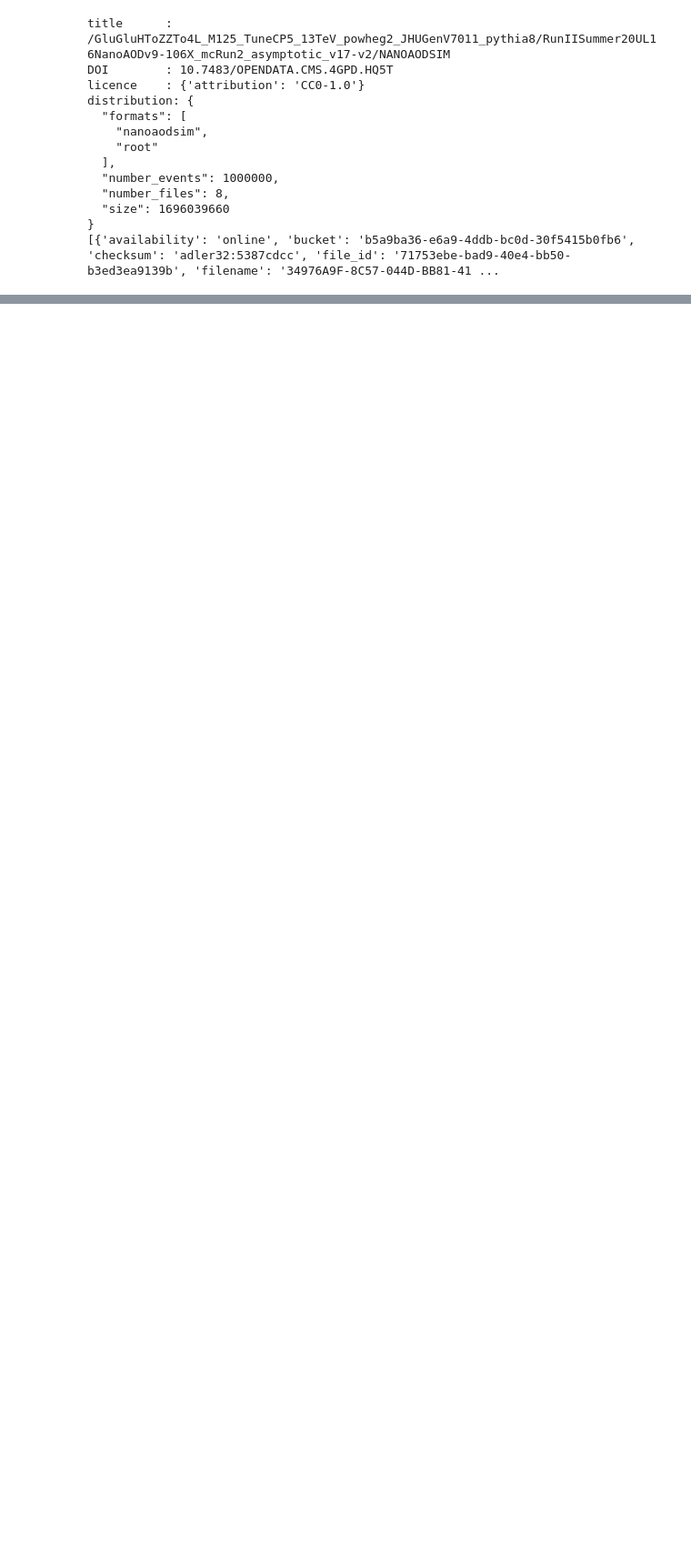
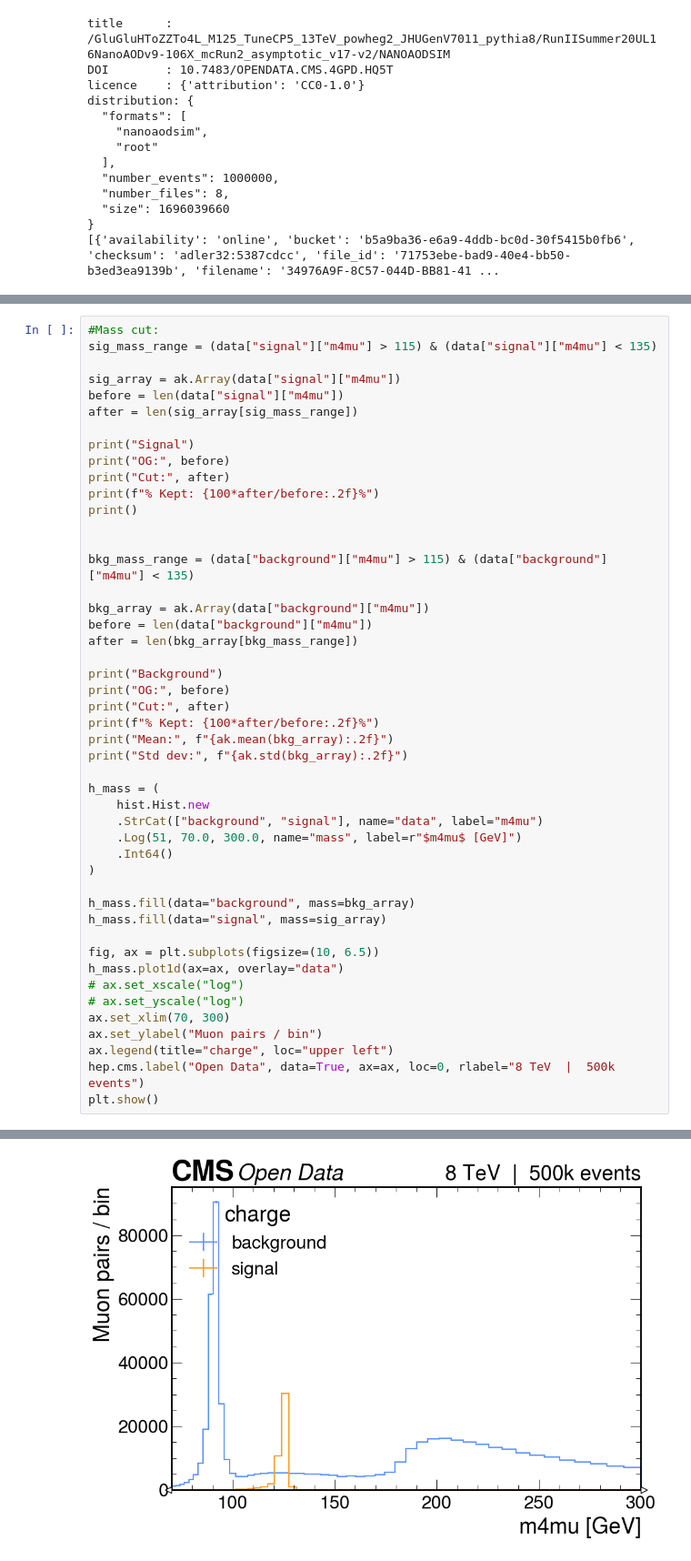
Before and after one commit to BrendenE-NNC/Operation-Higgs, a Jupyter notebook: HiggsEverythingStuff.ipynb, the cells around one changed output, grey strips where cells are left out. Shown at 91% size. Cells and saved outputs as stored; diff of their text form; blank space fills up the shorter version.

```diff
--- a/HiggsEverythingStuff.ipynb
+++ b/HiggsEverythingStuff.ipynb
@@ -190,0 +325,48 @@ print(events)
+# %%
+#Mass cut:
+sig_mass_range = (data["signal"]["m4mu"] > 115) & (data["signal"]["m4mu"] < 135)
+
+sig_array = ak.Array(data["signal"]["m4mu"])
+before = len(data["signal"]["m4mu"])
+after = len(sig_array[sig_mass_range])
+
+print("Signal")
+print("OG:", before)
+print("Cut:", after)
+print(f"% Kept: {100*after/before:.2f}%")
+print()
+
+
+bkg_mass_range = (data["background"]["m4mu"] > 115) & (data["background"]["m4mu"] < 135)
+
+bkg_array = ak.Array(data["background"]["m4mu"])
+before = len(data["background"]["m4mu"])
+after = len(bkg_array[bkg_mass_range])
+
+print("Background")
+print("OG:", before)
+print("Cut:", after)
+print(f"% Kept: {100*after/before:.2f}%")
+print("Mean:", f"{ak.mean(bkg_array):.2f}")
+print("Std dev:", f"{ak.std(bkg_array):.2f}")
+
+h_mass = (
+    hist.Hist.new
+    .StrCat(["background", "signal"], name="data", label="m4mu")
+    .Log(51, 70.0, 300.0, name="mass", label=r"$m4mu$ [GeV]")
+    .Int64()
+)
+
+h_mass.fill(data="background", mass=bkg_array)
+h_mass.fill(data="signal", mass=sig_array)
+
+fig, ax = plt.subplots(figsize=(10, 6.5))
+h_mass.plot1d(ax=ax, overlay="data")
+# ax.set_xscale("log")
+# ax.set_yscale("log")
+ax.set_xlim(70, 300)
+ax.set_ylabel("Muon pairs / bin")
+ax.legend(title="charge", loc="upper left")
+hep.cms.label("Open Data", data=True, ax=ax, loc=0, rlabel="8 TeV  |  500k events")
+plt.show()
+# %% [output]
@@ -190,0 +384 @@ print(events)
+[figure, added]
```
Also changed, not shown: parts of 8 cells of this notebook.
